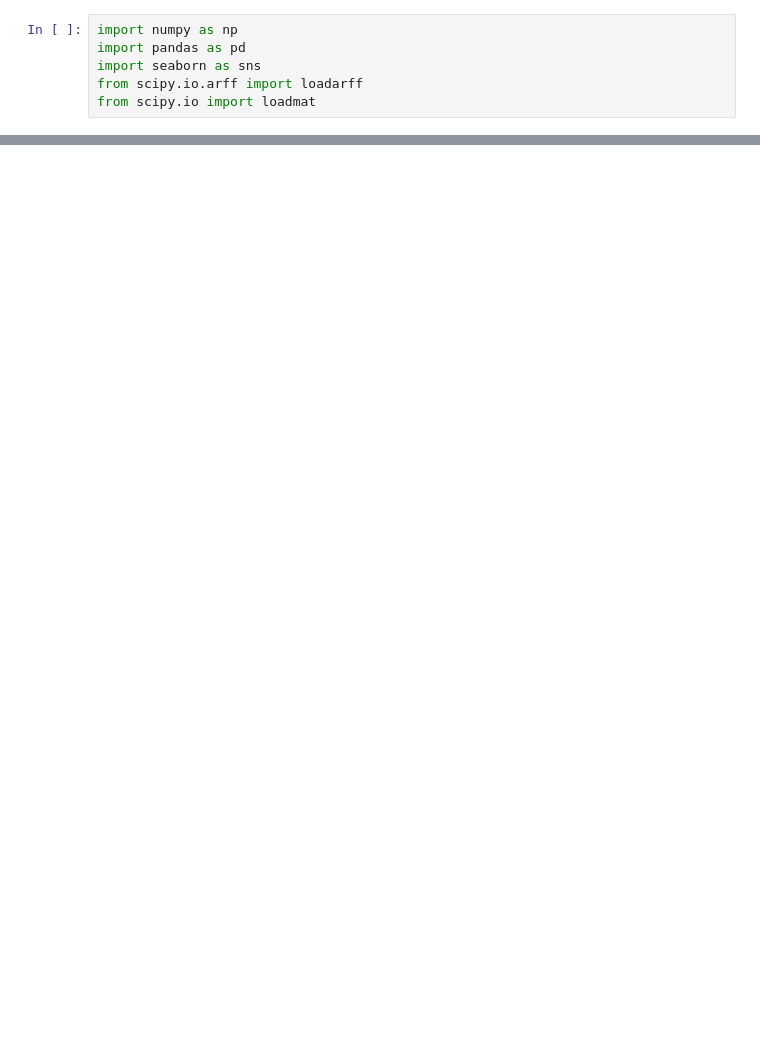
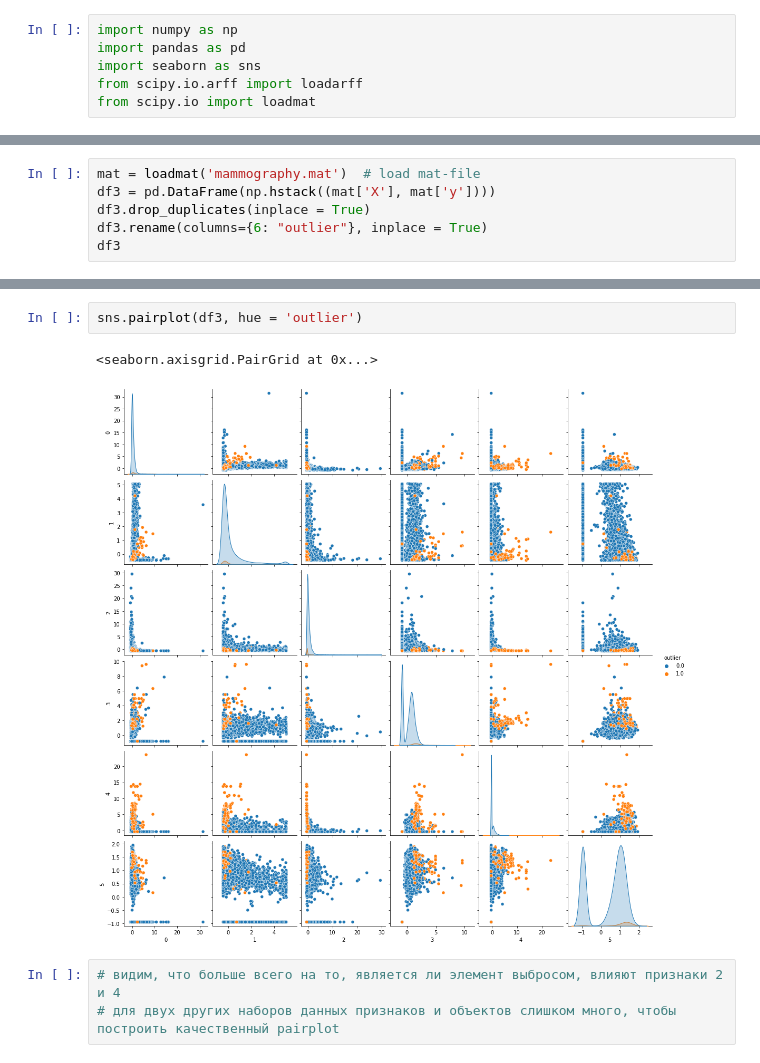
Before and after one commit to mishadobrits/anomaly_detector, a Jupyter notebook: EDA.ipynb, the cells around one changed output, grey strips where cells are left out. Drawn from its saved outputs; the diff is of its cells as text; blank space fills up the shorter version.

```diff
--- a/EDA.ipynb
+++ b/EDA.ipynb
@@ -87,0 +65,6 @@ TypeError: 'NoneType' object is not iterable
+# %%
+mat = loadmat('mammography.mat')  # load mat-file
+df3 = pd.DataFrame(np.hstack((mat['X'], mat['y'])))
+df3.drop_duplicates(inplace = True)
+df3.rename(columns={6: "outlier"}, inplace = True)
+df3
@@ -87,0 +125,8 @@ TypeError: 'NoneType' object is not iterable
+# %%
+sns.pairplot(df3, hue = 'outlier')
+# %% [output]
+<seaborn.axisgrid.PairGrid at 0x...>
+[figure, added]
+# %%
+# видим, что больше всего на то, является ли элемент выбросом, влияют признаки 2 и 4
+# для двух других наборов данных признаков и объектов слишком много, чтобы построить качественный pairplot
```
Also changed, not shown: parts of 14 cells of this notebook, 1 other file.
